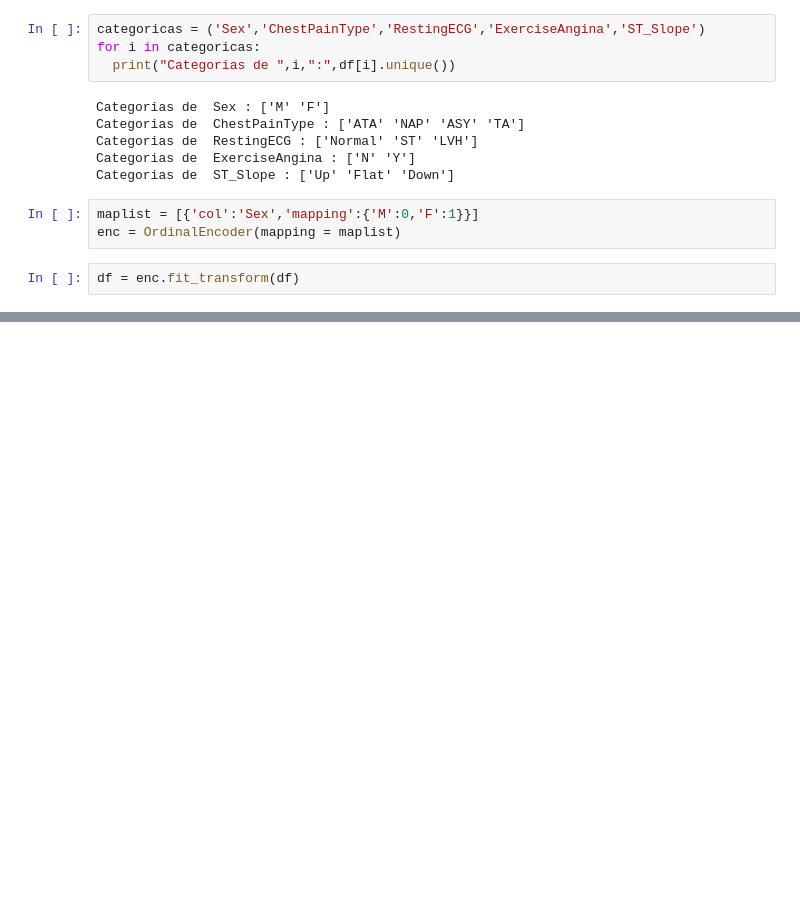
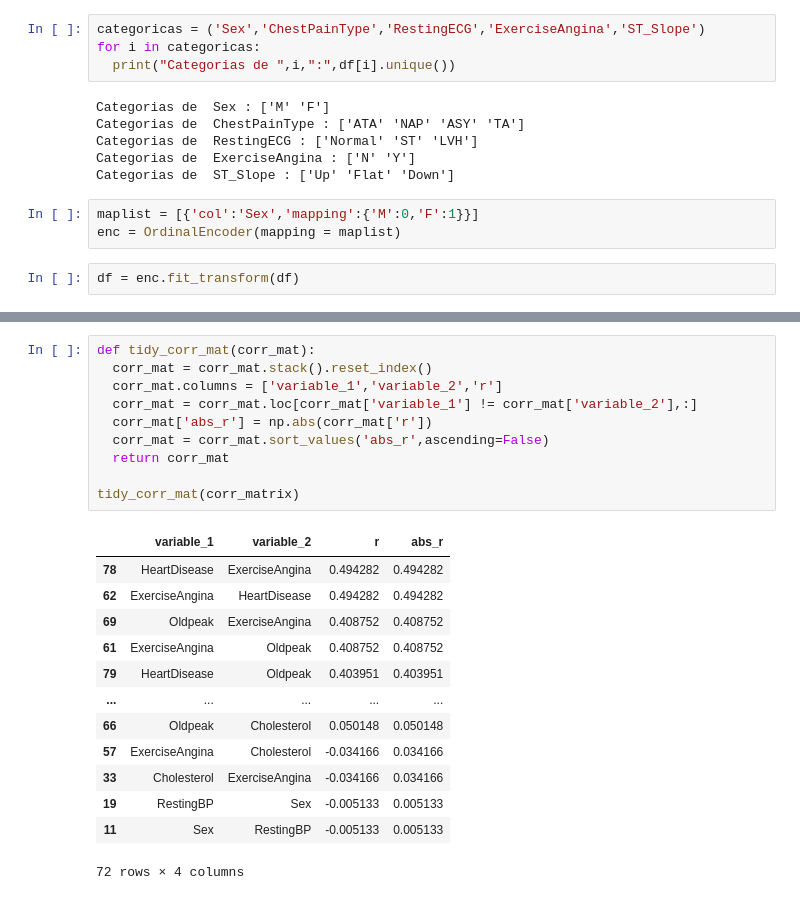
Before and after one commit to RDLL/curso_ia, a Jupyter notebook: KNN.ipynb, the cells around one changed output, grey strips where cells are left out. Saved outputs shown, nothing was run; the diff lists cells and outputs as text; blank space fills up the shorter version.

```diff
--- a/KNN.ipynb
+++ b/KNN.ipynb
@@ -134,0 +168,24 @@ df
+# %%
+def tidy_corr_mat(corr_mat):
+  corr_mat = corr_mat.stack().reset_index()
+  corr_mat.columns = ['variable_1','variable_2','r']
+  corr_mat = corr_mat.loc[corr_mat['variable_1'] != corr_mat['variable_2'],:]
+  corr_mat['abs_r'] = np.abs(corr_mat['r'])
+  corr_mat = corr_mat.sort_values('abs_r',ascending=False)
+  return corr_mat
+
+tidy_corr_mat(corr_matrix)
+# %% [output]
+|  | variable_1 | variable_2 | r | abs_r |
+| 78 | HeartDisease | ExerciseAngina | 0.494282 | 0.494282 |
+| 62 | ExerciseAngina | HeartDisease | 0.494282 | 0.494282 |
+| 69 | Oldpeak | ExerciseAngina | 0.408752 | 0.408752 |
+| 61 | ExerciseAngina | Oldpeak | 0.408752 | 0.408752 |
+| 79 | HeartDisease | Oldpeak | 0.403951 | 0.403951 |
+| ... | ... | ... | ... | ... |
+| 66 | Oldpeak | Cholesterol | 0.050148 | 0.050148 |
+| 57 | ExerciseAngina | Cholesterol | -0.034166 | 0.034166 |
+| 33 | Cholesterol | ExerciseAngina | -0.034166 | 0.034166 |
+| 19 | RestingBP | Sex | -0.005133 | 0.005133 |
+| 11 | Sex | RestingBP | -0.005133 | 0.005133 |
+72 rows × 4 columns
```
Also changed, not shown: parts of 8 cells of this notebook.
